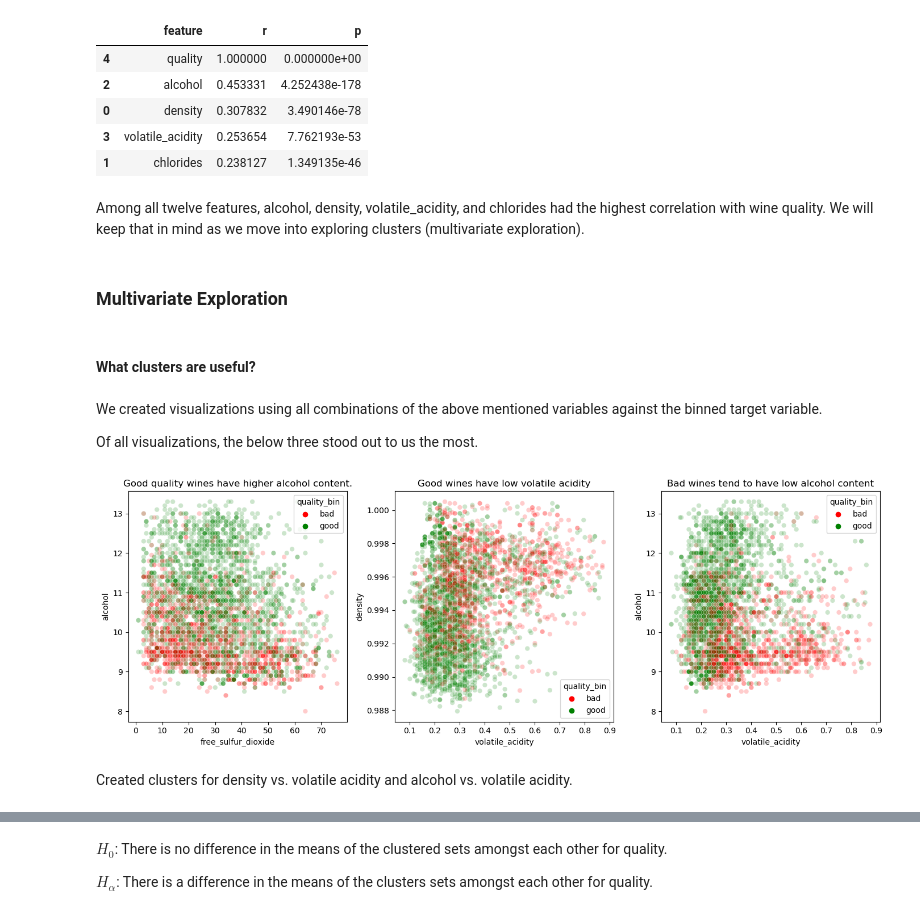
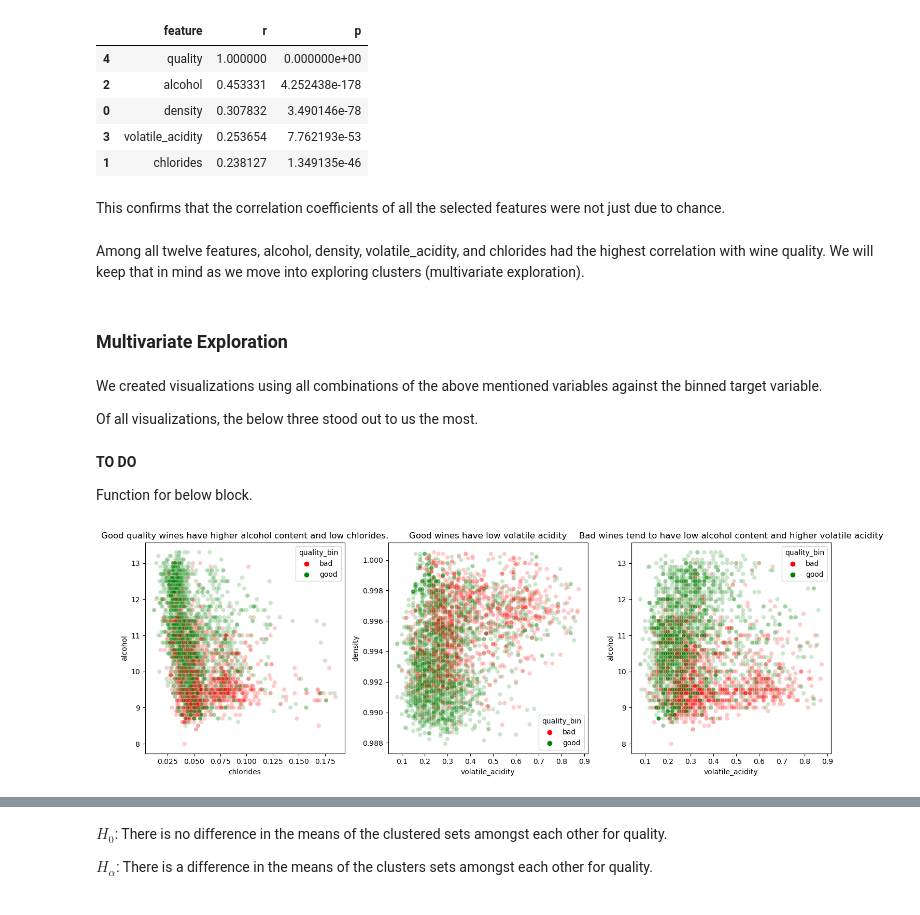
Before and after one commit to pagelwine/wine_project, a Jupyter notebook: final-project.ipynb, the cells around one changed output, grey strips where cells are left out. Cells and saved outputs as stored; diff of their text form; code cells hidden in the pictures.

```diff
--- a/final-project.ipynb
+++ b/final-project.ipynb
@@ -124,36 +120,38 @@ corr_df
 | 0 | density | 0.307832 | 3.490146e-78 |
 | 3 | volatile_acidity | 0.253654 | 7.762193e-53 |
 | 1 | chlorides | 0.238127 | 1.349135e-46 |
+# %% [markdown]
+This confirms that the correlation coefficients of all the selected features were not just due to chance.
 # %% [markdown]
 Among all twelve features, alcohol, density, volatile_acidity, and chlorides had the highest correlation with wine quality. We will keep that in mind as we move into exploring clusters (multivariate exploration).
-# %% [markdown]
-### Multivariate Exploration
-# %% [markdown]
-#### What clusters are useful?
+# %% [markdown]
+### Multivariate Exploration
 # %% [markdown]
 We created visualizations using all combinations of the above mentioned variables against the binned target variable.
 
 Of all visualizations, the below three stood out to us the most.
+# %% [markdown]
+**TO DO**
+
+Function for below block.
 # %%
 c_list = ['red', 'green']
 
 plt.figure(figsize=(14,5))
 
 plt.subplot(131)
-sns.scatterplot(data=train, x='free_sulfur_dioxide', y='alcohol', hue='quality_bin', palette=c_list, alpha=0.2)
-plt.title('Good quality wines have higher alcohol content.')
+sns.scatterplot(data=train, x='chlorides', y='alcohol', hue='quality_bin', palette=c_list, alpha=0.2)
+plt.title('Good quality wines have higher alcohol content and low chlorides.')
 
 plt.subplot(132)
 sns.scatterplot(data=train, x='volatile_acidity', y='density', hue='quality_bin', palette=c_list, alpha=0.2)
 plt.title('Good wines have low volatile acidity')
 
 plt.subplot(133)
 sns.scatterplot(data=train, x='volatile_acidity', y='alcohol', hue='quality_bin', palette=c_list, alpha=0.2)
-plt.title('Bad wines tend to have low alcohol content')
+plt.title('Bad wines tend to have low alcohol content and higher volatile acidity')
 
 plt.tight_layout()
 plt.show()
 # %% [output]
-[figure, old version]
+[figure, new version]
-# %% [markdown]
-Created clusters for density vs. volatile acidity and alcohol vs. volatile acidity.
```
Also changed, not shown: parts of 67 cells of this notebook.
